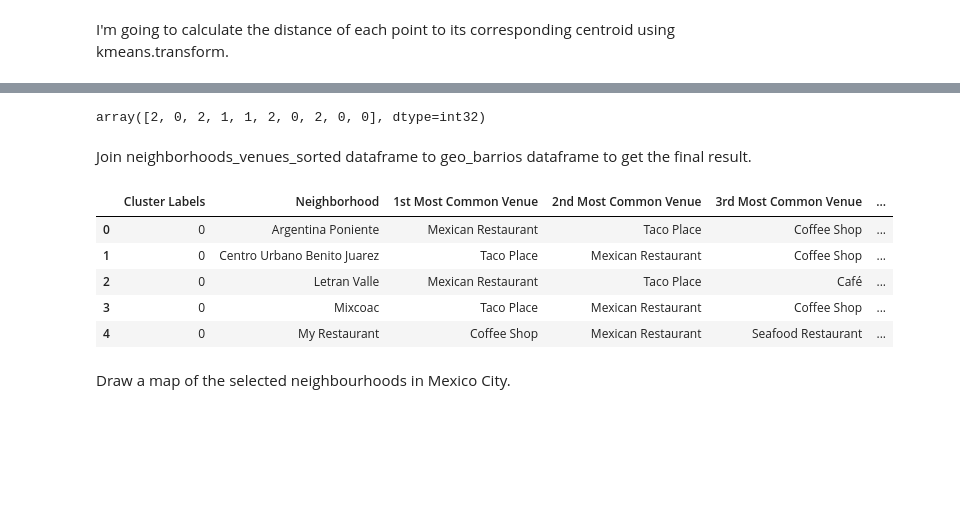
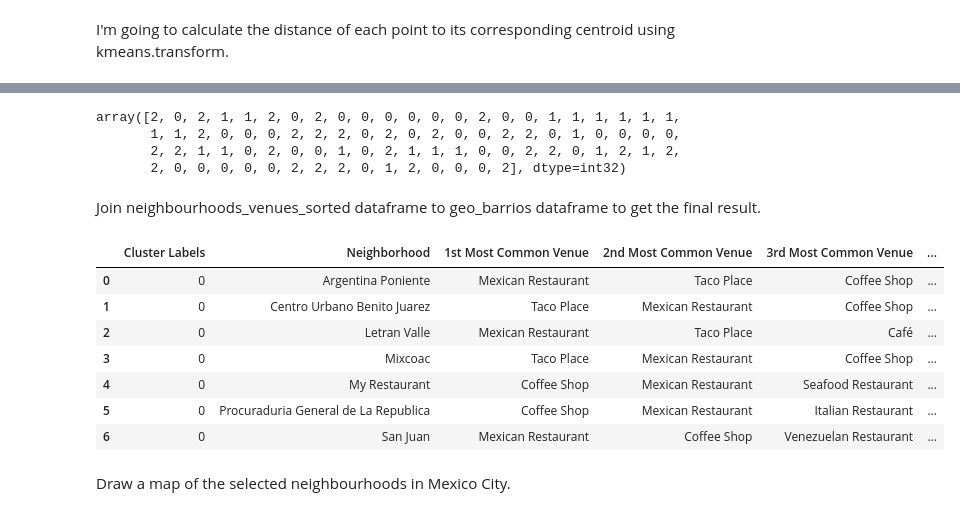
Before and after one commit to rubenadad/IBM-Data-Science, a Jupyter notebook: Capstone Project NRS.ipynb, the cells around one changed output, grey strips where cells are left out. Cells and saved outputs as stored; diff of their text form; code cells hidden in the pictures; blank space fills up the shorter version.

```diff
--- a/Capstone Project NRS.ipynb
+++ b/Capstone Project NRS.ipynb
@@ -553,8 +552,11 @@ Add clustering labels and find cluster number and index value for neighborhoods
 # %%
 # check cluster labels generated for each row in the dataframe
-kmeans.labels_[0:10]
+kmeans.labels_
 # %% [output]
-array([2, 0, 2, 1, 1, 2, 0, 2, 0, 0], dtype=int32)
+array([2, 0, 2, 1, 1, 2, 0, 2, 0, 0, 0, 0, 0, 0, 2, 0, 0, 1, 1, 1, 1, 1, 1,
+       1, 1, 2, 0, 0, 0, 2, 2, 2, 0, 2, 0, 2, 0, 0, 2, 2, 0, 1, 0, 0, 0, 0,
+       2, 2, 1, 1, 0, 2, 0, 0, 1, 0, 2, 1, 1, 1, 0, 0, 2, 2, 0, 1, 2, 1, 2,
+       2, 0, 0, 0, 0, 0, 2, 2, 2, 0, 1, 2, 0, 0, 0, 2], dtype=int32)
 # %%
 # add clustering labels
 neighborhoods_venues_sorted.insert(0, 'Cluster Labels', kmeans.labels_)
@@ -577,5 +579,5 @@ top5 = dist_df.loc[myrest_pos+1:myrest_pos+5]
 top5 = top5.append(dist_df.loc[myrest_pos-5:myrest_pos], ignore_index=True)
 neighborhoods_venues_sorted = neighborhoods_venues_sorted.join(top5.set_index('index'), how='inner')
 # %% [markdown]
-Join neighborhoods_venues_sorted dataframe to geo_barrios dataframe to get the final result.
+Join neighbourhoods_venues_sorted dataframe to geo_barrios dataframe to get the final result.
 # %%
@@ -591,14 +593,16 @@ sql_stmt = "select n.*, b.Latitud, b.Longitud " \
 cdmx_merged = pysqldf(sql_stmt)
 # %%
 cdmx_merged.loc[cdmx_merged['Neighborhood'] == myrest_barrio, 'cluster'] = -1
-cdmx_merged.head()
+cdmx_merged
 # %% [output]
 |  | Cluster Labels | Neighborhood | 1st Most Common Venue | 2nd Most Common Venue | 3rd Most Common Venue | ... |
 | 0 | 0 | Argentina Poniente | Mexican Restaurant | Taco Place | Coffee Shop | ... |
 | 1 | 0 | Centro Urbano Benito Juarez | Taco Place | Mexican Restaurant | Coffee Shop | ... |
 | 2 | 0 | Letran Valle | Mexican Restaurant | Taco Place | Café | ... |
 | 3 | 0 | Mixcoac | Taco Place | Mexican Restaurant | Coffee Shop | ... |
 | 4 | 0 | My Restaurant | Coffee Shop | Mexican Restaurant | Seafood Restaurant | ... |
+| 5 | 0 | Procuraduria General de La Republica | Coffee Shop | Mexican Restaurant | Italian Restaurant | ... |
+| 6 | 0 | San Juan | Mexican Restaurant | Coffee Shop | Venezuelan Restaurant | ... |
 # %% [markdown]
 Draw a map of the selected neighbourhoods in Mexico City.
 # %%
```
Also changed, not shown: parts of 20 cells of this notebook.
